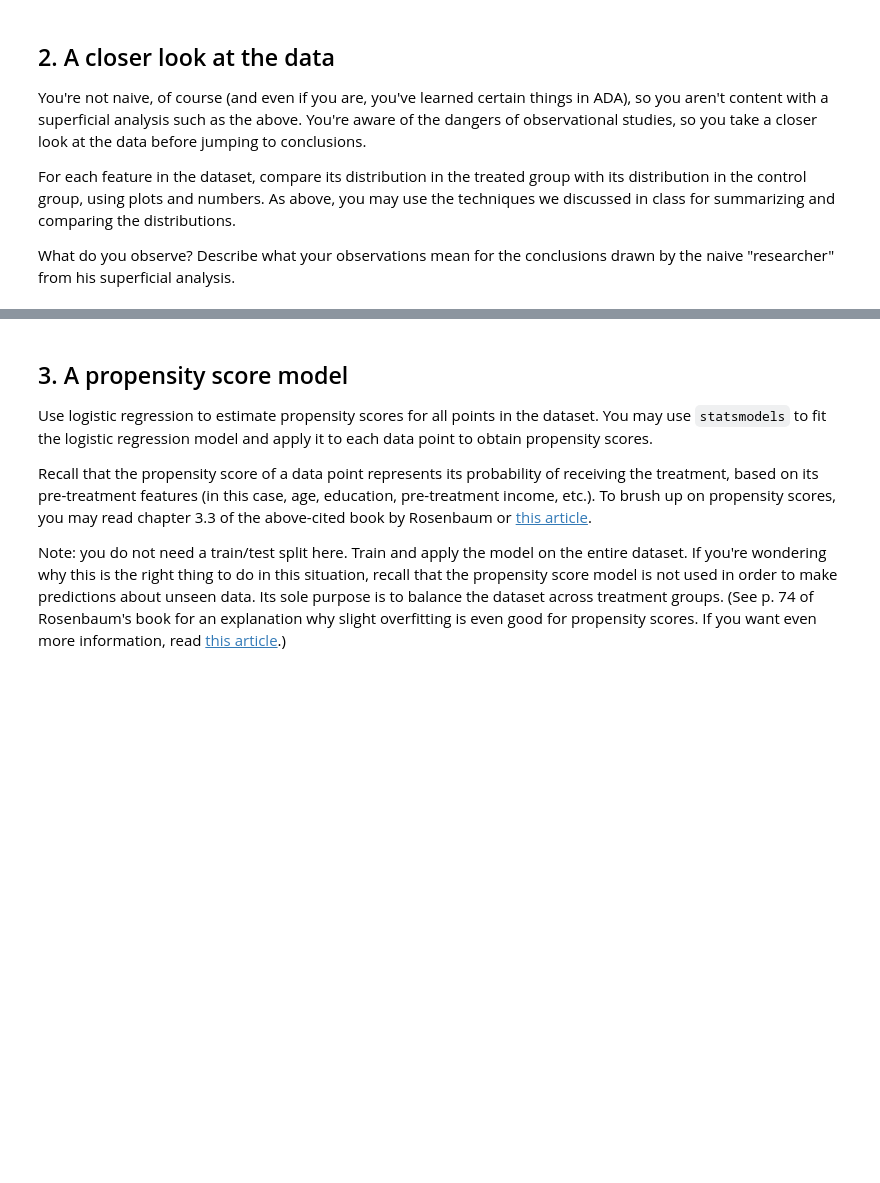
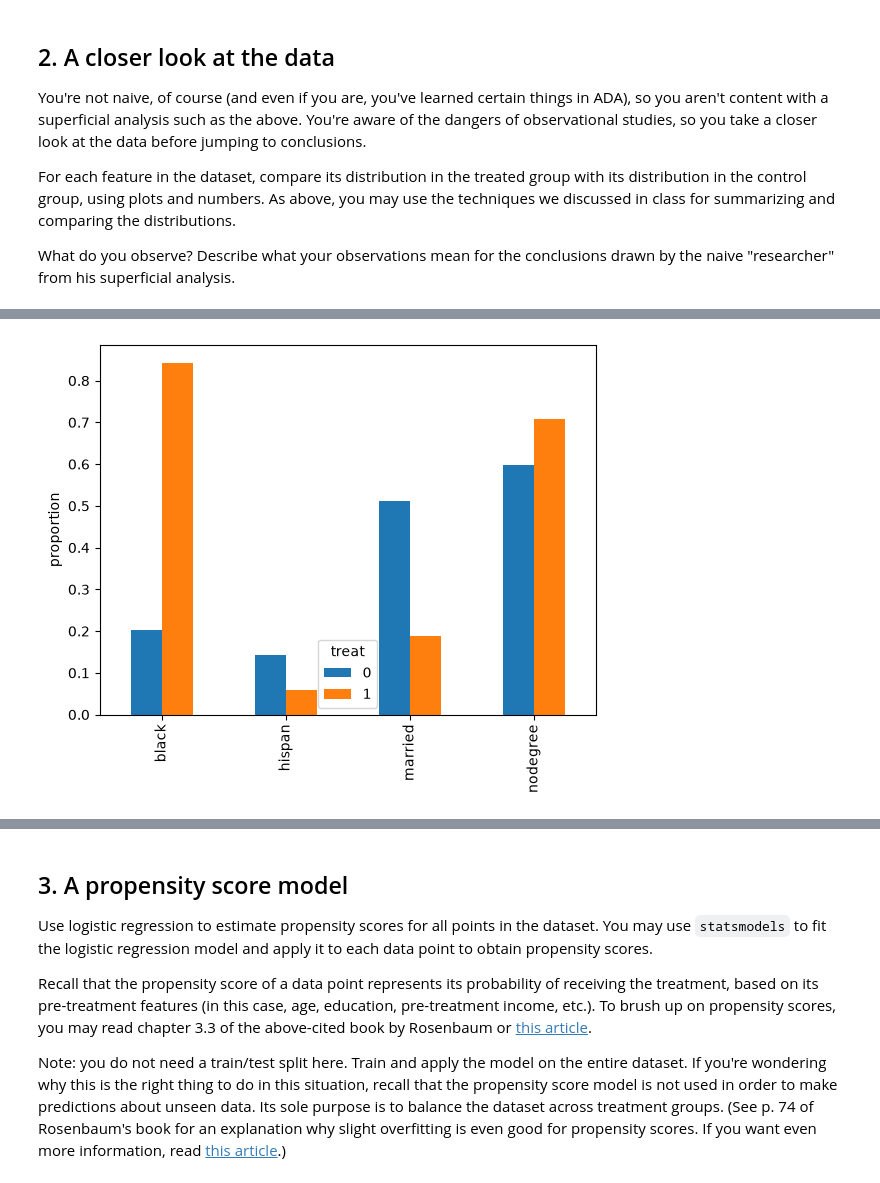
Before and after one commit to haaissa/ada-2026, a Jupyter notebook: Exercises/05 - Causal analysis of observational data/Observational studies exercise.ipynb, the cells around one changed output, grey strips where cells are left out. Cells and saved outputs as stored; diff of their text form; code cells hidden in the pictures; blank space fills up the shorter version.

```diff
--- a/Exercises/05 - Causal analysis of observational data/Observational studies exercise.ipynb
+++ b/Exercises/05 - Causal analysis of observational data/Observational studies exercise.ipynb
@@ -71,0 +107,8 @@ Describe what your observations mean for the conclusions drawn by the naive "res
+# %%
+binary_features = ["black", "hispan", "married", "nodegree"]
+# Bar chart of proportions
+df.groupby("treat")[binary_features].mean().T.plot.bar()
+plt.ylabel("proportion")
+plt.show()
+# %% [output]
+[figure, added]
```
Also changed, not shown: parts of 18 cells of this notebook.
